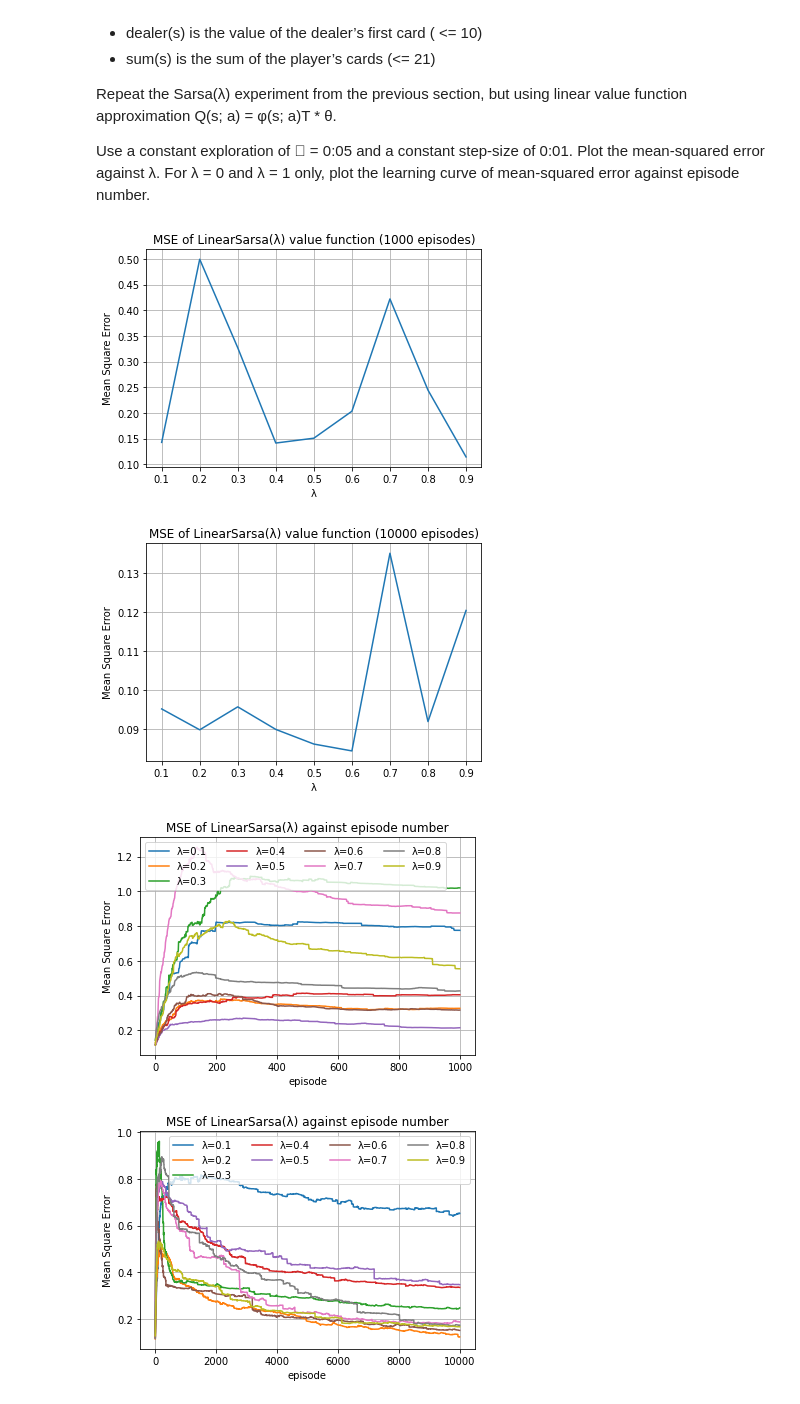
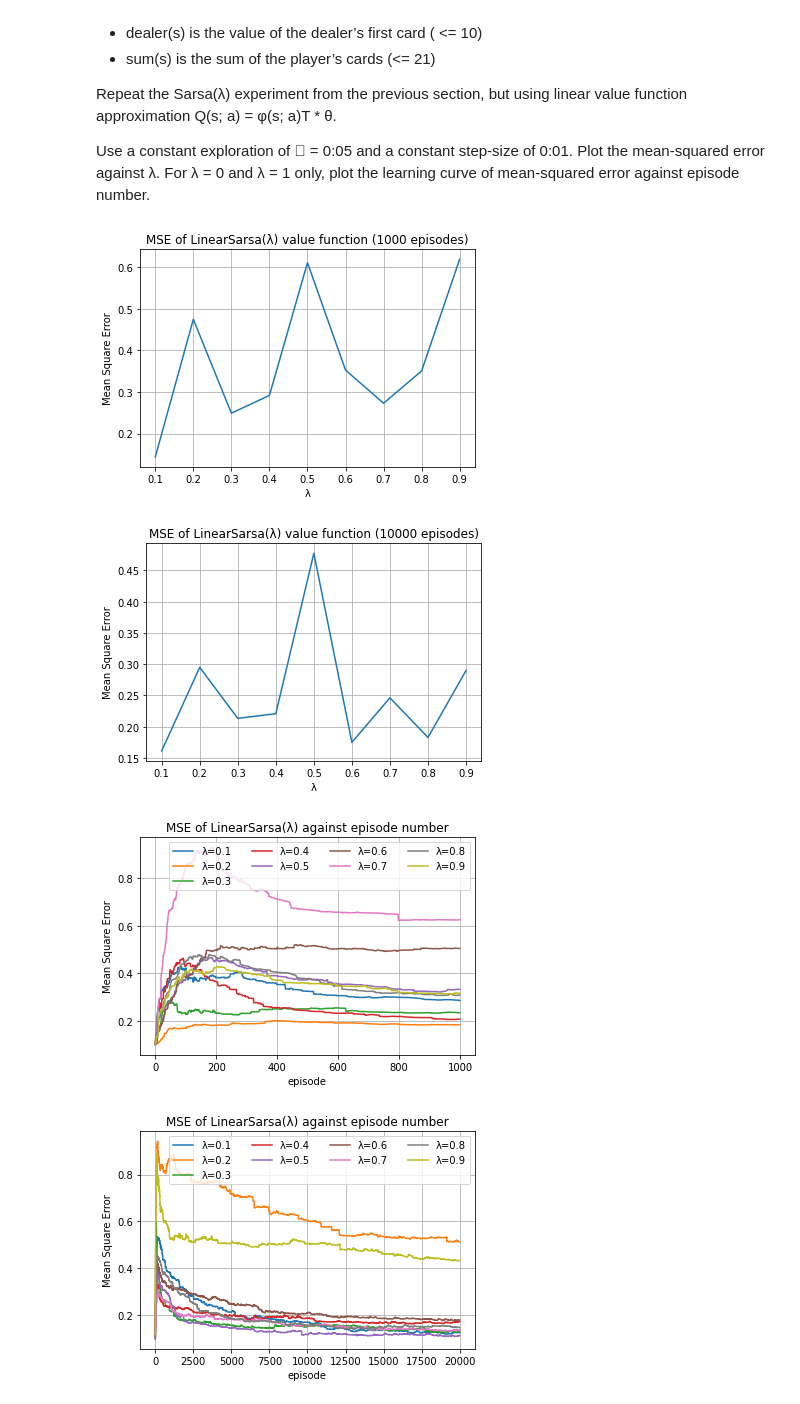
Before and after one commit to basselkassem/easy21, a Jupyter notebook: linear_function_approx.ipynb, the cells around one changed output. Cells and saved outputs as stored; diff of their text form; code cells hidden in the pictures.

```diff
--- a/linear_function_approx.ipynb
+++ b/linear_function_approx.ipynb
@@ -38,7 +41,7 @@ import matplotlib.pyplot as plt
 # Load optimal Q from MonteCarlo
 # %%
 Q_star = None
-with open('q_star.pickle_5', 'rb') as file:
+with open('q_optimal.pickle', 'rb') as file:
     Q_star = pickle.load(file)
 # %% [markdown]
 # Implementation of LinearSarsa(λ):
@@ -86,52 +89,44 @@ class LinearSarsaLambda:
     def agent_policy(self, state):
         return self.epsilon_greedy(state)
 
-    def compute_Qsa(self, state, action, W):
+    def compute_Qsa(self, state, action):
         features = self.extract_features(state, action)
-        Qhat = np.dot(features.T, W)
+        Qhat = np.dot(features, self.W)
         return Qhat[0, 0]
 
-    def compute_Q(self):
-        for dfc in env.DEALER_FIRST_CARD_SPACE:
-            for ps in env.PLAYER_SOCRE:
-                for action in env.ACTION_SPACE:
-                    state = (dfc, ps)
-                    self.Q[state, action ] = self.compute_Qsa(state, action, self.W)
-
-    def policy_improvment(self, state, action, Qhat):
-        self.Q[state, action] = self.compute_Qsa(state, action, self.W)
+    def policy_improvment(self, state, action):
+        self.Q[state, action] = self.compute_Qsa(state, action)
 
     def policy_evaluation(self, state, action):
         done = False
         next_action, td_error, Qhat = None, None, None
         while not done:
             next_state, reward, done = self.easy21.step(state, player_action = action)
+            Qhat = self.compute_Qsa(state, action)
             if not done:
                 next_action = self.agent_policy(next_state)
-                Qhat = self.compute_Qsa(state, action, self.W)
-                nextQhat = self.compute_Qsa(next_state, next_action, self.W)
+                nextQhat = self.compute_Qsa(next_state, next_action)
                 td_error = reward + nextQhat - Qhat
             else:
-                Qhat = self.compute_Qsa(state, action, self.W)
                 td_error = reward - Qhat
+
             dQhat = self.extract_features(state, action)
-            self.E = self.td_lambda * self.E + dQhat
+            self.E = self.td_lambda * self.E + dQhat.T
             self.W += self.STEP_SIZE * td_error * self.E
-            self.policy_improvment(state, action, Qhat)
+            self.policy_improvment(state, action)
             if not done:
                 state, action = next_state, next_action
 
     def policy_iteration(self, episodes_num = 1000, episodes_error = False):
         errors = []
         for episode in range(episodes_num):
-            self.E = np.zeros_like(36)
+            self.E = np.zeros((36, 1))
             self.easy21 = env.Environment(mode = 'no_debug')
             state, _, done = self.easy21.init()
             action = self.agent_policy(state)
             self.policy_evaluation(state, action)
             if episodes_error == True:
                 errors.append(self.compute_error(self.Q))
-        self.compute_Q()
         if episodes_error == True:
             return errors
         else:
@@ -155,7 +150,7 @@ class LinearSarsaLambda:
             if player_score in range(p_range[0], p_range[1] + 1):
                 features[j] = 1
         features[action - 2] = 1
-        features = features.reshape((3 * 6 * 2, 1))
+        features = features.reshape((1, 3 * 6 * 2))
         return features
 # %%
 def mse_plot(episodes_num):
@@ -174,8 +169,8 @@ def mse_plot(episodes_num):
 mse_plot(1000)
 mse_plot(10000)
 # %% [output]
-[figure, old version]
+[figure, new version]
-[figure, old version]
+[figure, new version]
 # %%
 def mse_episodes_plot(td_lambda, episodes_num):
   for lamb in td_lambda:
@@ -191,8 +186,8 @@ def mse_episodes_plot(td_lambda, episodes_num):
   plt.show()
 mse_episodes_plot(env.TD_LAMBDA, 1000)
 # %% [output]
-[figure, old version]
+[figure, new version]
 # %%
-mse_episodes_plot(env.TD_LAMBDA, 10000)
+mse_episodes_plot(env.TD_LAMBDA, 20000)
 # %% [output]
-[figure, old version]
+[figure, new version]
```
Also changed, not shown: parts of 6 cells of this notebook.
